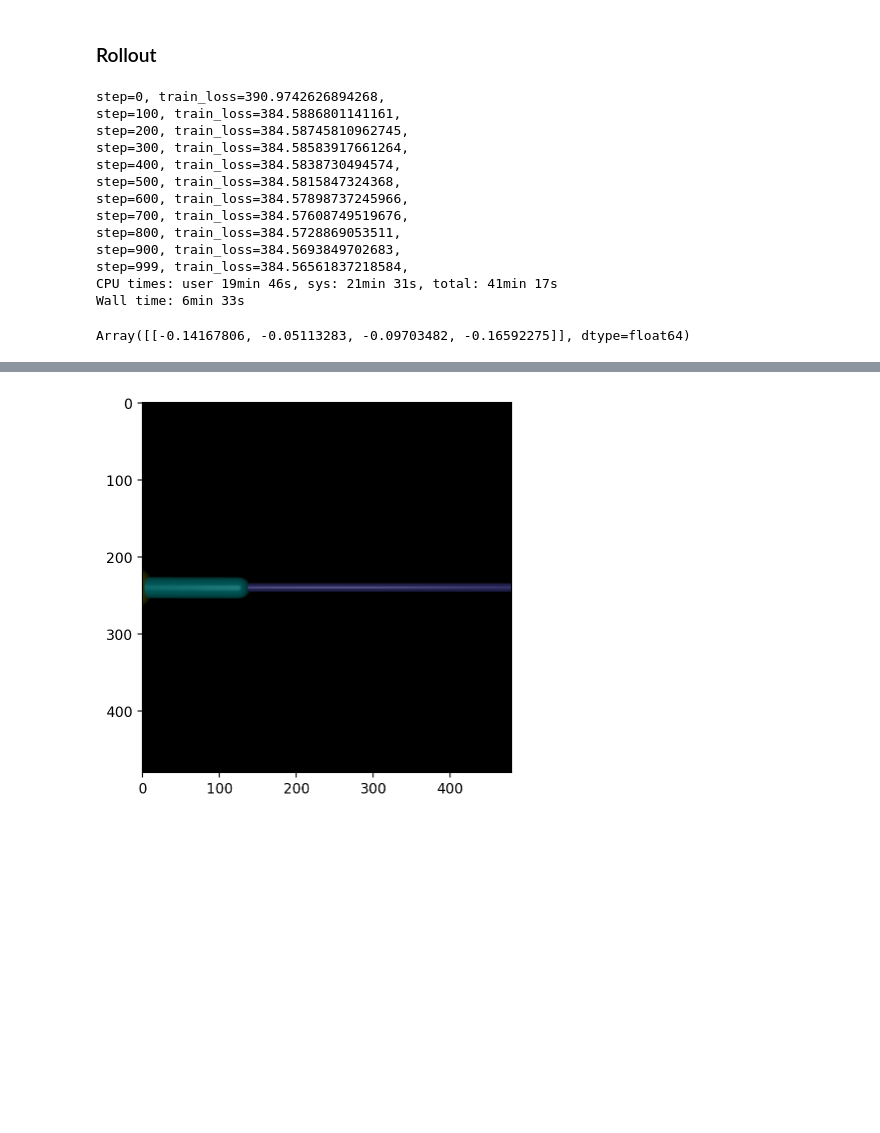
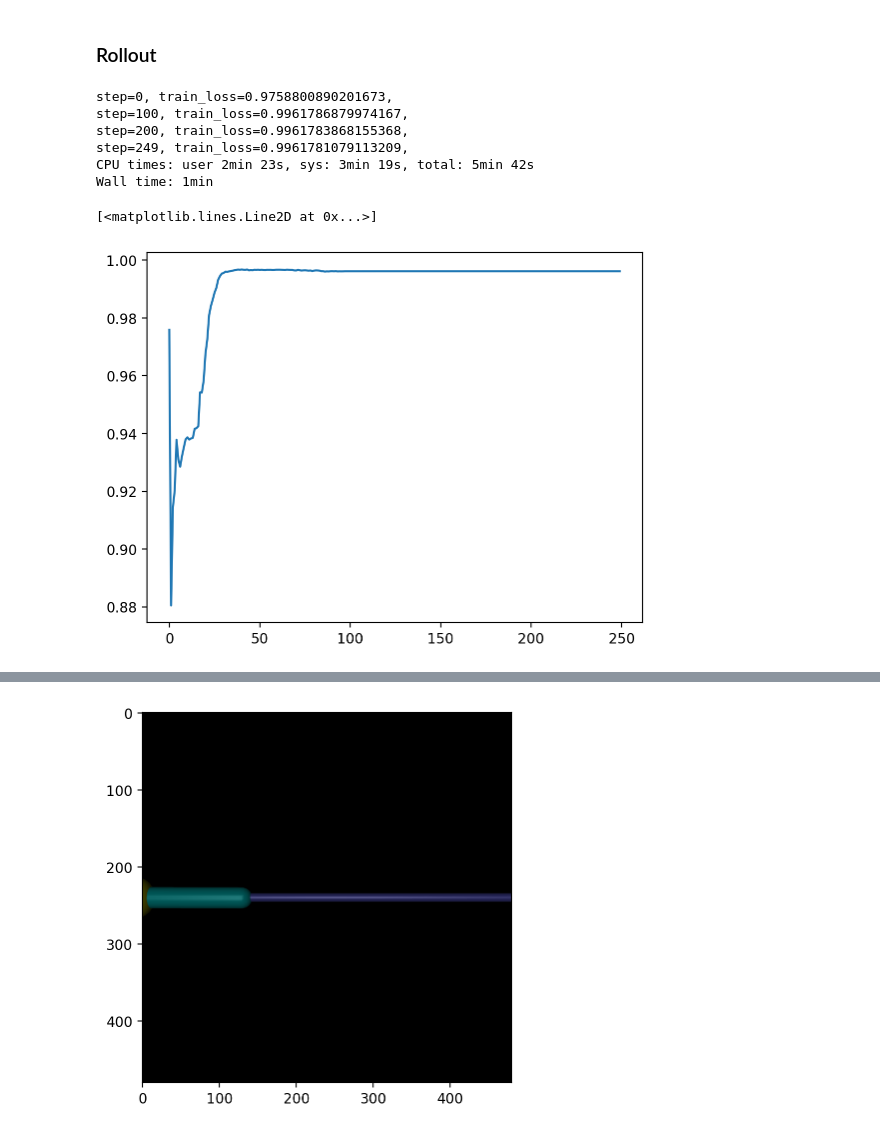
Before and after one commit to mathDR/jax-mc-pilco, a Jupyter notebook: src/jax_mc_pilco/pilco_testing_inv_pend_notebook.ipynb, the cells around one changed output, grey strips where cells are left out. Drawn from its saved outputs; the diff is of its cells as text; code cells hidden in the pictures; blank space fills up the shorter version.

```diff
--- a/src/jax_mc_pilco/pilco_testing_inv_pend_notebook.ipynb
+++ b/src/jax_mc_pilco/pilco_testing_inv_pend_notebook.ipynb
@@ -289,29 +268,23 @@ control_horizon = int(T_control/T_sampling)
 optimizer = ox.adam(learning_rate=ox.linear_schedule(init_value=1e-2, end_value=1e-6, transition_steps=100))
 # %%
 %%time
-control_policy = fit_controller(
+control_policy, losses = fit_controller(
     policy=control_policy,
     samples=initial_particles,
     timesteps=jnp.arange(control_horizon),
     gp_model=model,
     optim=optimizer,
-    num_iters=1000
+    num_iters=250
 )
 # %% [output]
-step=0, train_loss=390.9742626894268,
-step=100, train_loss=384.5886801141161,
-step=200, train_loss=384.58745810962745,
-step=300, train_loss=384.58583917661264,
-step=400, train_loss=384.5838730494574,
-step=500, train_loss=384.5815847324368,
-step=600, train_loss=384.57898737245966,
-step=700, train_loss=384.57608749519676,
-step=800, train_loss=384.5728869053511,
-step=900, train_loss=384.5693849702683,
-step=999, train_loss=384.56561837218584,
-CPU times: user 19min 46s, sys: 21min 31s, total: 41min 17s
-Wall time: 6min 33s
+step=0, train_loss=0.9758800890201673,
+step=100, train_loss=0.9961786879974167,
+step=200, train_loss=0.9961783868155368,
+step=249, train_loss=0.9961781079113209,
+CPU times: user 2min 23s, sys: 3min 19s, total: 5min 42s
+Wall time: 1min
 # %%
-control_policy.log_lengthscales
+plt.plot(losses)
 # %% [output]
-Array([[-0.14167806, -0.05113283, -0.09703482, -0.16592275]], dtype=float64)
+[<matplotlib.lines.Line2D at 0x...>]
+[figure, added]
```
Also changed, not shown: parts of 38 cells of this notebook, 1 other file.
